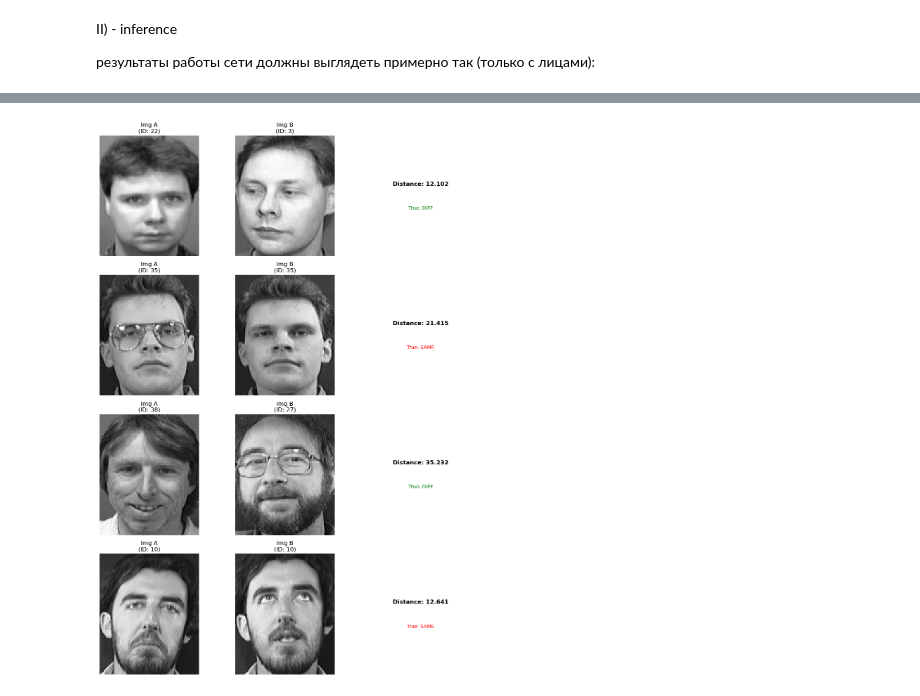
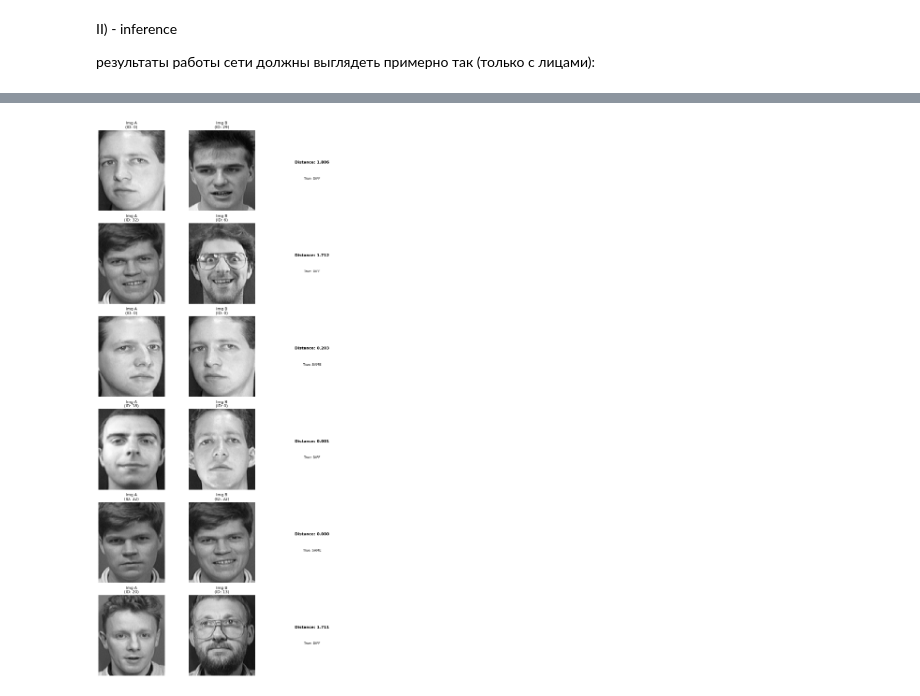
Before and after one commit to jul-os/PAC, a Jupyter notebook: Lab2_siamnet.ipynb, the cells around one changed output, grey strips where cells are left out. Saved outputs shown, nothing was run; the diff lists cells and outputs as text; code cells hidden in the pictures.

```diff
--- a/Lab2_siamnet.ipynb
+++ b/Lab2_siamnet.ipynb
@@ -362,4 +59,0 @@ visualize_pairs(model, X_test, y_test, n_pairs=4)
-# %%
-visualize_pairs(model, X_test, y_test, n_pairs=4)
-# %% [output]
-[figure, removed]
@@ -366 +303,5 @@ visualize_pairs(model, X_test, y_test, n_pairs=4)
+# %%
+visualize_pairs(model, X_test, y_test, n_pairs=6)
+# %% [output]
+[figure, added]
 # %%
```
Also changed, not shown: parts of 8 cells of this notebook, 1 other file.
